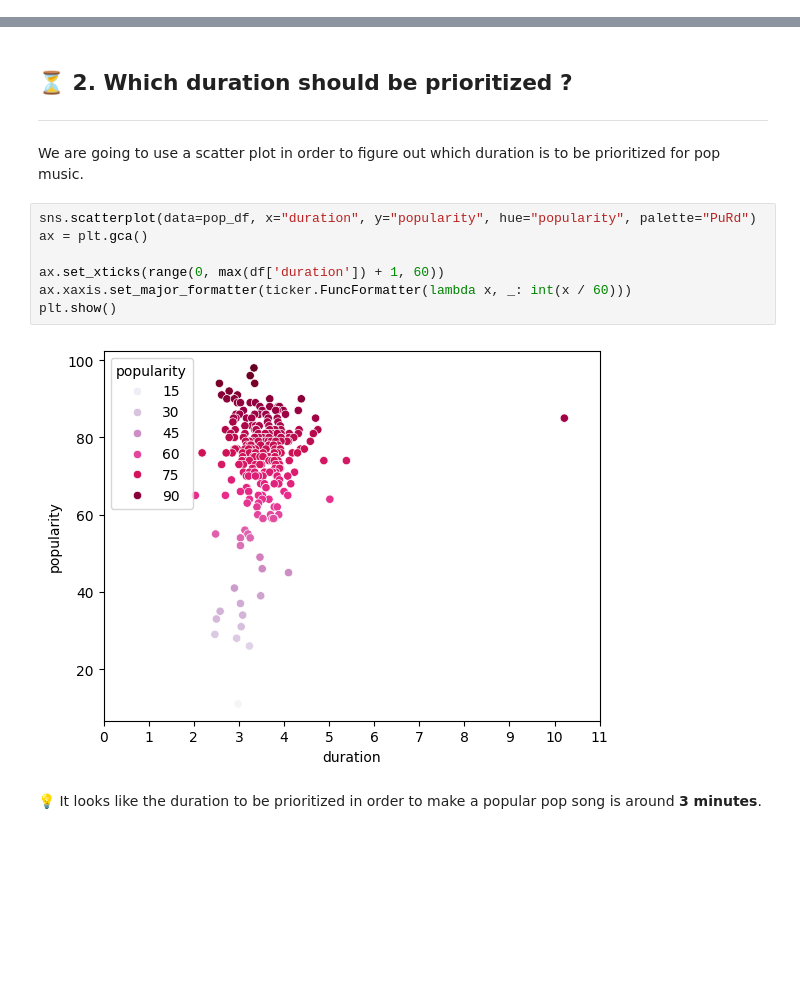
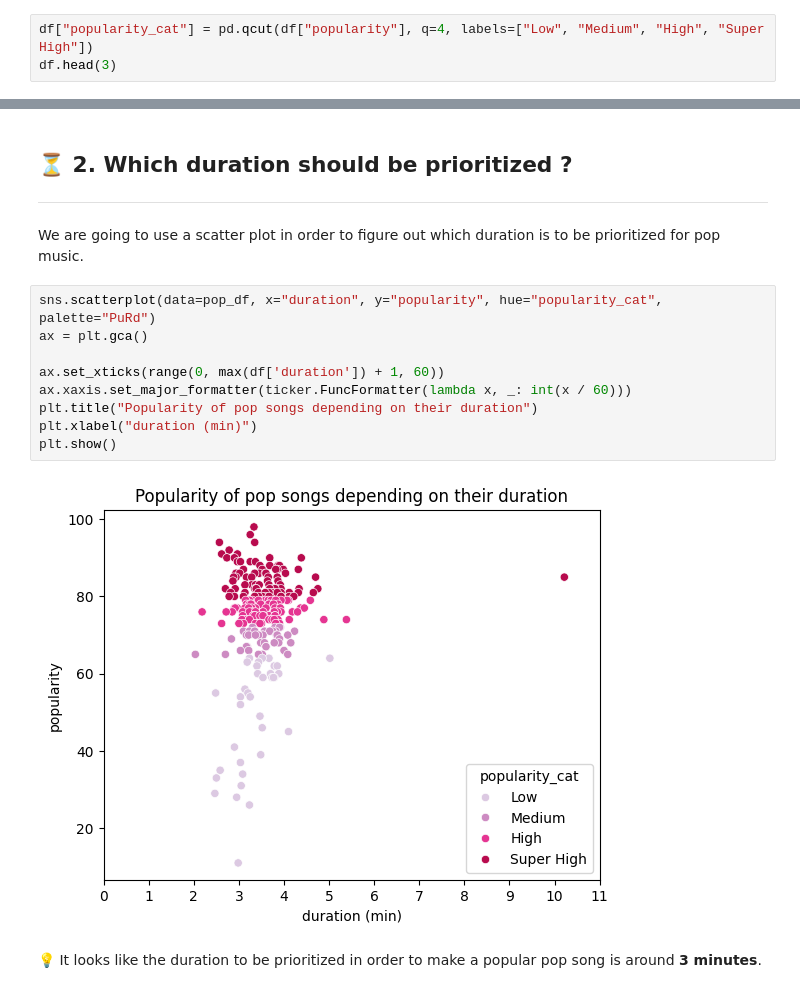
Before and after one commit to Lucas-COX/datamining-evaluation, a Jupyter notebook: spotify.ipynb, the cells around one changed output, grey strips where cells are left out. Cells and saved outputs as stored; diff of their text form; blank space fills up the shorter version.

```diff
--- a/spotify.ipynb
+++ b/spotify.ipynb
@@ -48,0 +55,3 @@ df[df.isnull().any(axis=1)]
+# %%
+df["popularity_cat"] = pd.qcut(df["popularity"], q=4, labels=["Low", "Medium", "High", "Super High"])
+df.head(3)
@@ -69,13 +83,15 @@ pop_df.head(3)
 
 We are going to use a scatter plot in order to figure out which duration is to be prioritized for pop music.
 # %%
-sns.scatterplot(data=pop_df, x="duration", y="popularity", hue="popularity", palette="PuRd")
+sns.scatterplot(data=pop_df, x="duration", y="popularity", hue="popularity_cat", palette="PuRd")
 ax = plt.gca()
 
 ax.set_xticks(range(0, max(df['duration']) + 1, 60))
 ax.xaxis.set_major_formatter(ticker.FuncFormatter(lambda x, _: int(x / 60)))
+plt.title("Popularity of pop songs depending on their duration")
+plt.xlabel("duration (min)")
 plt.show()
 # %% [output]
-[figure, old version]
+[figure, new version]
 # %% [markdown]
 💡 It looks like the duration to be prioritized in order to make a popular pop song is around **3 minutes**.
```
Also changed, not shown: parts of 10 cells of this notebook, 3 other files.
